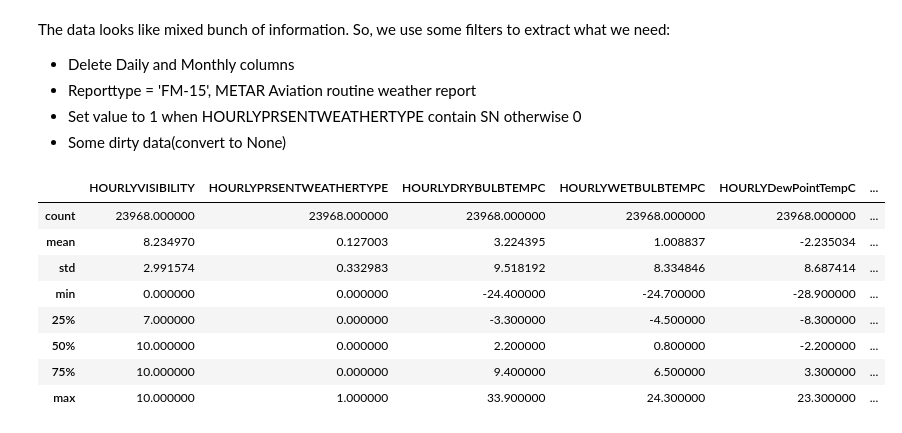
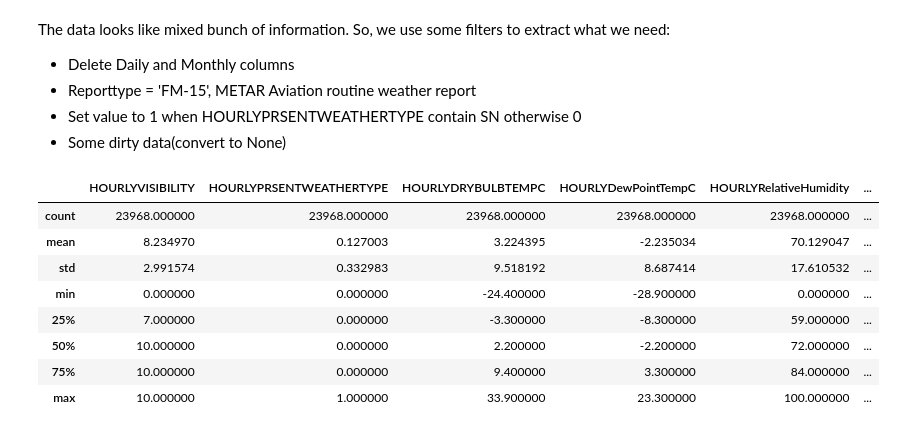
Before and after one commit to neoaksa/tensorflowDemo, a Jupyter notebook: Weather Prediction/weather_prediction.ipynb, the cells around one changed output. Saved outputs shown, nothing was run; the diff lists cells and outputs as text; code cells hidden in the pictures.

```diff
--- a/Weather Prediction/weather_prediction.ipynb
+++ b/Weather Prediction/weather_prediction.ipynb
@@ -61,31 +52,34 @@ The data looks like mixed bunch of information. So, we use some filters to extra
 # %%
 # have a peek of data
 df = pd.read_csv("weather.csv")
 df.set_index('DATE', inplace=True)
 # only choose winter time sequence
 df = df[(pd.to_numeric(df.index.str[5:7])<6) | (pd.to_numeric(df.index.str[5:7])>10)]
 df = df[(df.REPORTTPYE=='FM-15')]
 df = df.iloc[:,0:25]
 # delete duplicate or meanless data
-df = df.drop(columns=['STATION_NAME','HOURLYDRYBULBTEMPF','HOURLYWETBULBTEMPF','HOURLYDewPointTempF','HOURLYSKYCONDITIONS','STATION','ELEVATION', 'LATITUDE', 'LONGITUDE','REPORTTPYE'])
+df = df.drop(columns=['STATION_NAME','HOURLYDRYBULBTEMPF','HOURLYWETBULBTEMPC',
+                      'HOURLYWETBULBTEMPF','HOURLYDewPointTempF','HOURLYSKYCONDITIONS',
+                      'HOURLYPressureTendency','HOURLYPressureChange','HOURLYSeaLevelPressure',
+                      'HOURLYAltimeterSetting','STATION','ELEVATION', 'LATITUDE', 'LONGITUDE','REPORTTPYE'])
 df.loc[df['HOURLYPRSENTWEATHERTYPE'].str.contains('SN',na=False),'HOURLYPRSENTWEATHERTYPE'] = 1
 df.loc[df['HOURLYPRSENTWEATHERTYPE'] != 1,'HOURLYPRSENTWEATHERTYPE'] = 0
 # handle some dirty data
 for column in df.columns:
     df[column] = pd.to_numeric(df[column], errors='coerce')
 df = df.fillna(0)
 # show example
 df.describe()
 # %% [output]
-|  | HOURLYVISIBILITY | HOURLYPRSENTWEATHERTYPE | HOURLYDRYBULBTEMPC | HOURLYWETBULBTEMPC | HOURLYDewPointTempC | ... |
+|  | HOURLYVISIBILITY | HOURLYPRSENTWEATHERTYPE | HOURLYDRYBULBTEMPC | HOURLYDewPointTempC | HOURLYRelativeHumidity | ... |
 | count | 23968.000000 | 23968.000000 | 23968.000000 | 23968.000000 | 23968.000000 | ... |
-| mean | 8.234970 | 0.127003 | 3.224395 | 1.008837 | -2.235034 | ... |
-| std | 2.991574 | 0.332983 | 9.518192 | 8.334846 | 8.687414 | ... |
-| min | 0.000000 | 0.000000 | -24.400000 | -24.700000 | -28.900000 | ... |
-| 25% | 7.000000 | 0.000000 | -3.300000 | -4.500000 | -8.300000 | ... |
-| 50% | 10.000000 | 0.000000 | 2.200000 | 0.800000 | -2.200000 | ... |
-| 75% | 10.000000 | 0.000000 | 9.400000 | 6.500000 | 3.300000 | ... |
-| max | 10.000000 | 1.000000 | 33.900000 | 24.300000 | 23.300000 | ... |
+| mean | 8.234970 | 0.127003 | 3.224395 | -2.235034 | 70.129047 | ... |
+| std | 2.991574 | 0.332983 | 9.518192 | 8.687414 | 17.610532 | ... |
+| min | 0.000000 | 0.000000 | -24.400000 | -28.900000 | 0.000000 | ... |
+| 25% | 7.000000 | 0.000000 | -3.300000 | -8.300000 | 59.000000 | ... |
+| 50% | 10.000000 | 0.000000 | 2.200000 | -2.200000 | 72.000000 | ... |
+| 75% | 10.000000 | 0.000000 | 9.400000 | 3.300000 | 84.000000 | ... |
+| max | 10.000000 | 1.000000 | 33.900000 | 23.300000 | 100.000000 | ... |
 # %%
 # !pip install ipdb
 # import ipdb
```
Also changed, not shown: parts of 5 cells of this notebook.
